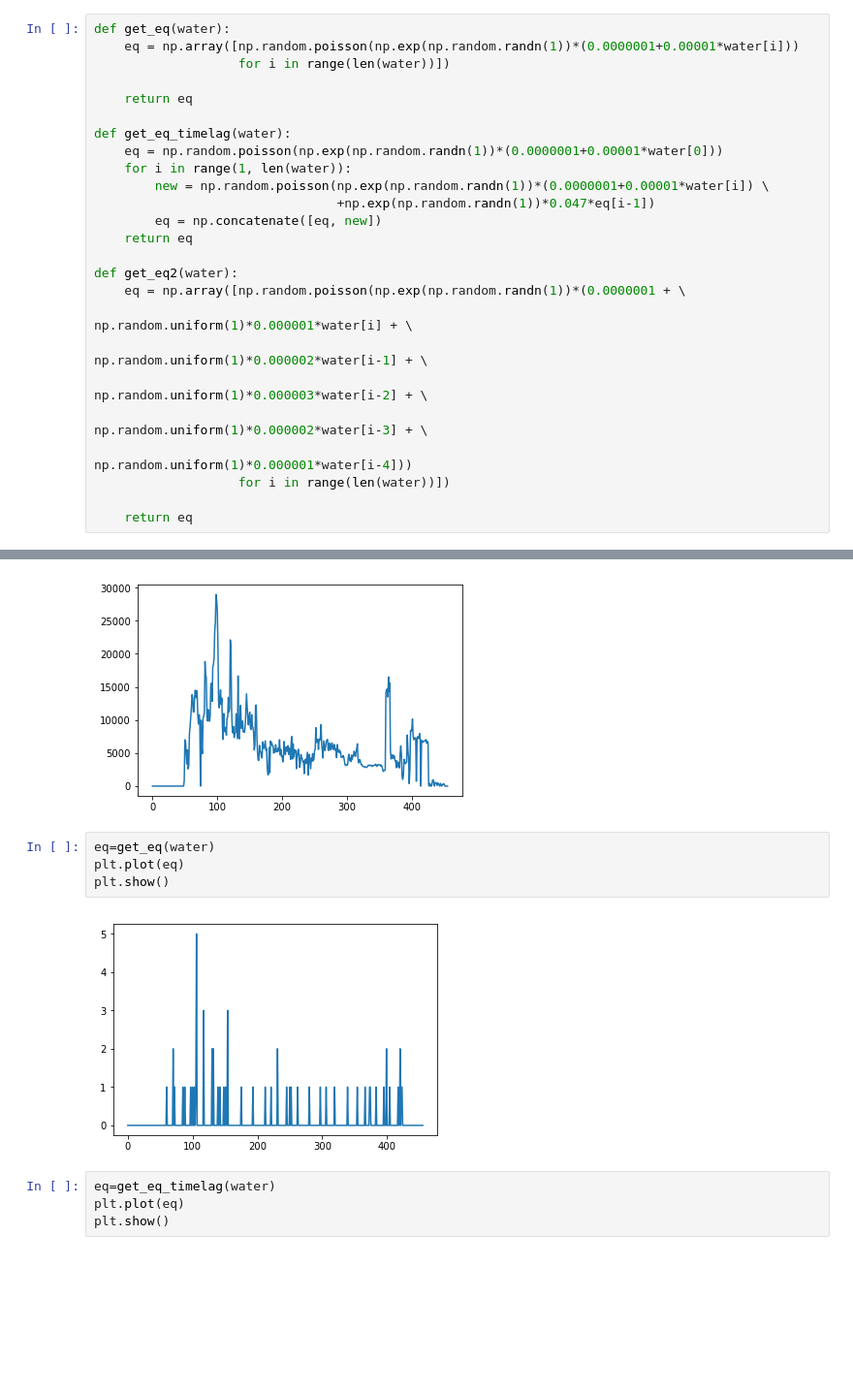
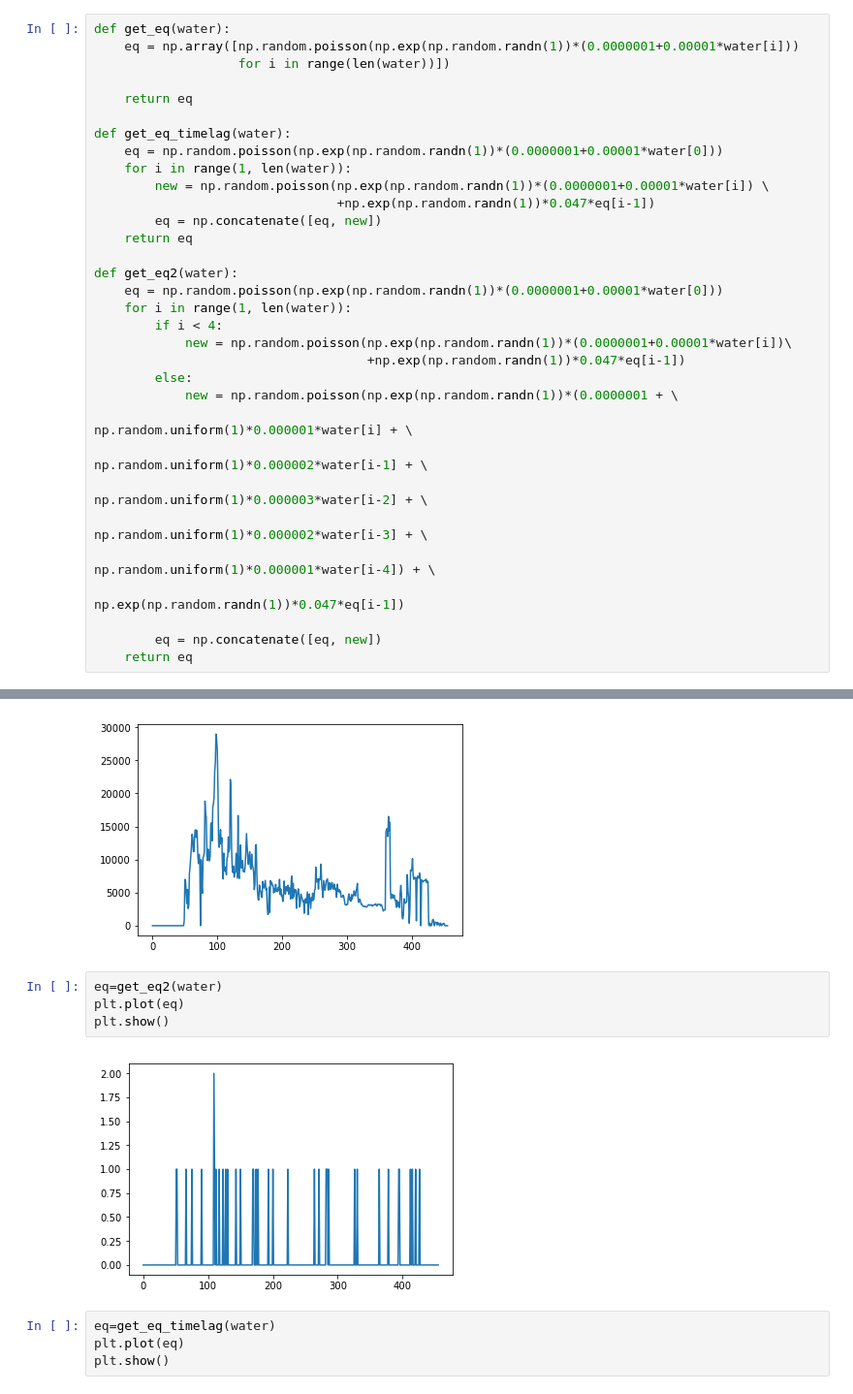
Before and after one commit to michaeljets/induced_seismicity, a Jupyter notebook: code/frank_modified_spearmans.ipynb, the cells around one changed output, grey strips where cells are left out. Shown at 97% size. Cells and saved outputs as stored; diff of their text form; blank space fills up the shorter version.

```diff
--- a/code/frank_modified_spearmans.ipynb
+++ b/code/frank_modified_spearmans.ipynb
@@ -110,12 +159,19 @@ def get_eq_timelag(water):
     return eq
 
 def get_eq2(water):
-    eq = np.array([np.random.poisson(np.exp(np.random.randn(1))*(0.0000001 + \
-                                                                 np.random.uniform(1)*0.000001*water[i] + \
-                                                                 np.random.uniform(1)*0.000002*water[i-1] + \
-                                                                 np.random.uniform(1)*0.000003*water[i-2] + \
-                                                                 np.random.uniform(1)*0.000002*water[i-3] + \
-                                                                 np.random.uniform(1)*0.000001*water[i-4]))
-                   for i in range(len(water))])
+	eq = np.random.poisson(np.exp(np.random.randn(1))*(0.0000001+0.00001*water[0]))
+	for i in range(1, len(water)):
+		if i < 4:
+			new = np.random.poisson(np.exp(np.random.randn(1))*(0.0000001+0.00001*water[i])\
+									+np.exp(np.random.randn(1))*0.047*eq[i-1])
+		else:
+			new = np.random.poisson(np.exp(np.random.randn(1))*(0.0000001 + \
+																 np.random.uniform(1)*0.000001*water[i] + \
+																 np.random.uniform(1)*0.000002*water[i-1] + \
+																 np.random.uniform(1)*0.000003*water[i-2] + \
+																 np.random.uniform(1)*0.000002*water[i-3] + \
+																 np.random.uniform(1)*0.000001*water[i-4]) + \
+																 np.exp(np.random.randn(1))*0.047*eq[i-1])
 
-    return eq
+		eq = np.concatenate([eq, new])
+	return eq
@@ -125,11 +190,11 @@ plt.show()
 # %% [output]
 [figure]
 # %%
-eq=get_eq(water)
+eq=get_eq2(water)
 plt.plot(eq)
 plt.show()
 # %% [output]
-[figure, old version]
+[figure, new version]
 # %%
 eq=get_eq_timelag(water)
 plt.plot(eq)
```
Also changed, not shown: parts of 5 cells of this notebook.
